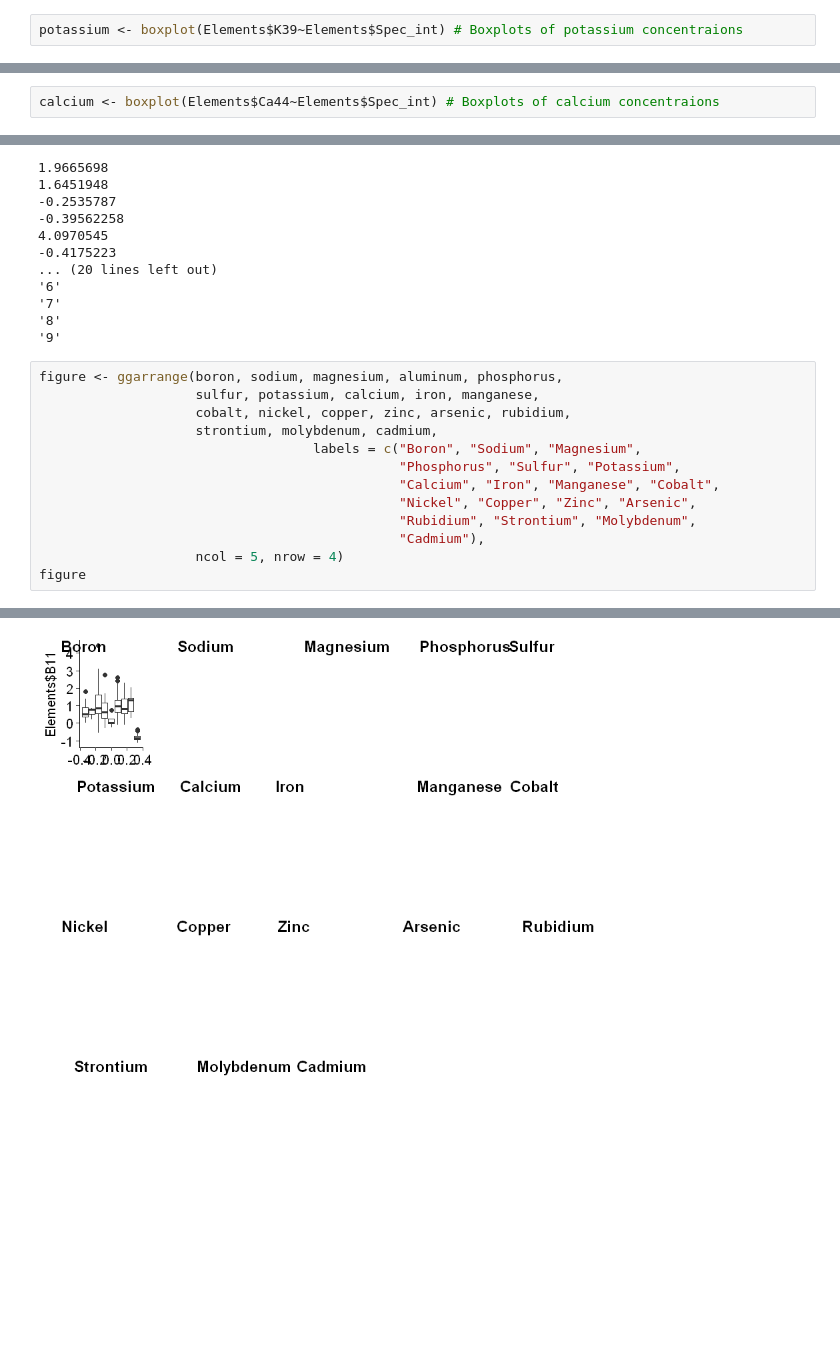
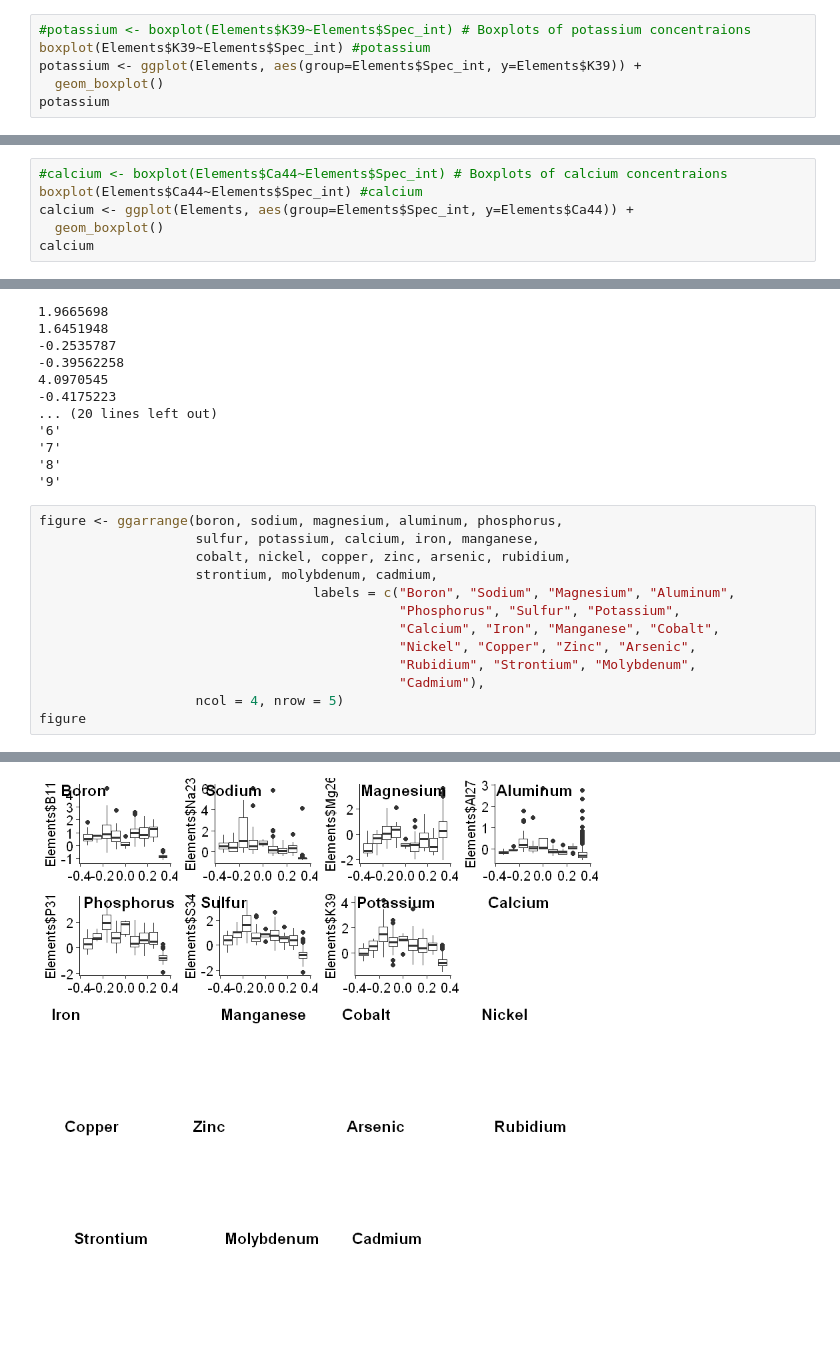
Before and after one commit to Kovacs-Lab/Aim-3, a Jupyter notebook: Ionomics/Boxplots.ipynb, the cells around one changed output, grey strips where cells are left out. Drawn from its saved outputs; the diff is of its cells as text; blank space fills up the shorter version.

```diff
--- a/Ionomics/Boxplots.ipynb
+++ b/Ionomics/Boxplots.ipynb
@@ -86,6 +87,10 @@ sulfur
 [figure]
 [figure]
 # %%
-potassium <- boxplot(Elements$K39~Elements$Spec_int) # Boxplots of potassium concentraions
+#potassium <- boxplot(Elements$K39~Elements$Spec_int) # Boxplots of potassium concentraions
+boxplot(Elements$K39~Elements$Spec_int) #potassium
+potassium <- ggplot(Elements, aes(group=Elements$Spec_int, y=Elements$K39)) +
+  geom_boxplot()
+potassium
 # %% [output]
 [figure]
@@ -92,4 +98,8 @@ potassium <- boxplot(Elements$K39~Elements$Spec_int) # Boxplots of potassium con
 # %%
-calcium <- boxplot(Elements$Ca44~Elements$Spec_int) # Boxplots of calcium concentraions
+#calcium <- boxplot(Elements$Ca44~Elements$Spec_int) # Boxplots of calcium concentraions
+boxplot(Elements$Ca44~Elements$Spec_int) #calcium
+calcium <- ggplot(Elements, aes(group=Elements$Spec_int, y=Elements$Ca44)) +
+  geom_boxplot()
+calcium
 # %% [output]
 [figure]
@@ -182,12 +193,12 @@ figure <- ggarrange(boron, sodium, magnesium, aluminum, phosphorus,
                     sulfur, potassium, calcium, iron, manganese,
                     cobalt, nickel, copper, zinc, arsenic, rubidium,
                     strontium, molybdenum, cadmium,
-                                   labels = c("Boron", "Sodium", "Magnesium",
+                                   labels = c("Boron", "Sodium", "Magnesium", "Aluminum",
                                               "Phosphorus", "Sulfur", "Potassium",
                                               "Calcium", "Iron", "Manganese", "Cobalt",
                                               "Nickel", "Copper", "Zinc", "Arsenic",
                                               "Rubidium", "Strontium", "Molybdenum",
                                               "Cadmium"),
-                    ncol = 5, nrow = 4)
+                    ncol = 4, nrow = 5)
 figure
 # %% [output]
@@ -201,13 +207,13 @@ Warning message in as_grob.default(plot):
 "Cannot convert object of class list into a grob."Warning message in as_grob.default(plot):
 "Cannot convert object of class list into a grob."Warning message in as_grob.default(plot):
 "Cannot convert object of class list into a grob."Warning message in as_grob.default(plot):
 "Cannot convert object of class list into a grob."Warning message in as_grob.default(plot):
 "Cannot convert object of class list into a grob."Warning message in as_grob.default(plot):
 "Cannot convert object of class list into a grob."Warning message in as_grob.default(plot):
 "Cannot convert object of class list into a grob."Warning message in as_grob.default(plot):
 "Cannot convert object of class list into a grob."Warning message in as_grob.default(plot):
 "Cannot convert object of class list into a grob."Warning message in as_grob.default(plot):
 "Cannot convert object of class list into a grob."Warning message in as_grob.default(plot):
 "Cannot convert object of class list into a grob."Warning message in as_grob.default(plot):
 "Cannot convert object of class list into a grob."
-[figure, old version]
+[figure, new version]
```
Also changed, not shown: parts of 4 cells of this notebook.
